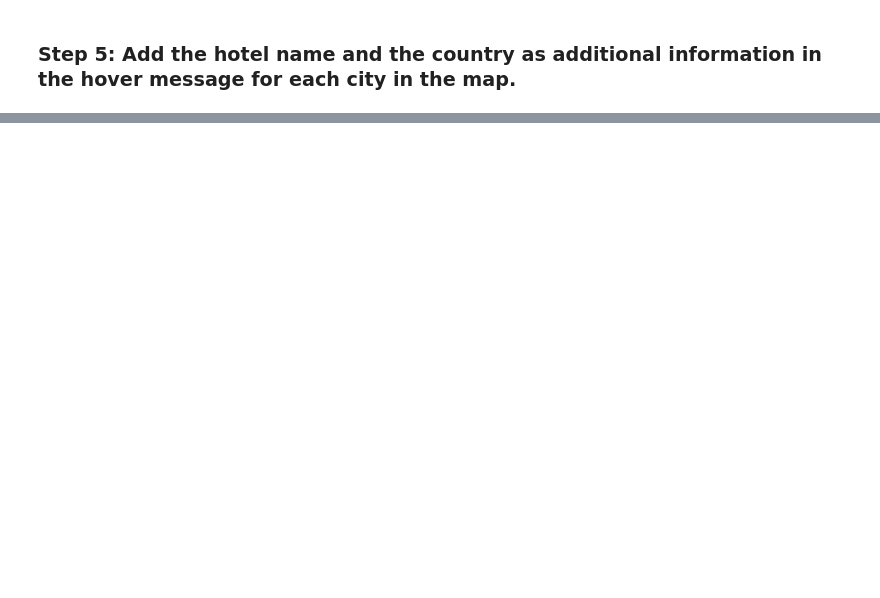
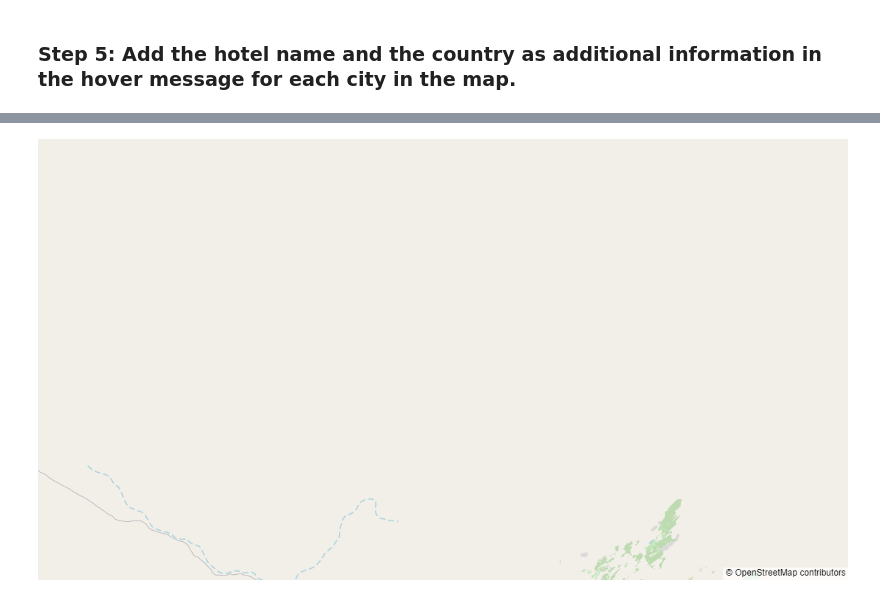
Before and after one commit to alipscomb11/Challenge-6-API, a Jupyter notebook: VacationPy/starter_code/VacationPy-Final Version.ipynb, the cells around one changed output, grey strips where cells are left out. Cells and saved outputs as stored; diff of their text form; code cells hidden in the pictures; blank space fills up the shorter version.

```diff
--- a/VacationPy/starter_code/VacationPy-Final Version.ipynb
+++ b/VacationPy/starter_code/VacationPy-Final Version.ipynb
@@ -101,19 +116,20 @@ city_data_df = pd.read_csv("../../WeatherPy/output_data/cities.csv", index_col="
 # Display sample data
 city_data_df.head()
 
-# Create a new DataFrame hotel_df with selected columns
+
+
+# Create a copy of the city_data_df DataFrame
 hotel_df = city_data_df[['City', 'Country', 'Lat', 'Lng', 'Humidity']].copy()
 
+# Display the hotel_df DataFrame
+print(hotel_df)
 
 
-# Add an empty column "Hotel Name" to the DataFrame
-hotel_df['Hotel Name'] = pd.Series(dtype='object')
+# Add an empty column named "Hotel Name" to the hotel_df DataFrame
+hotel_df['Hotel Name'] = ""
 
-
-
-# Display sample data of hotel_df
-print(hotel_df.head())
-
+# Display the updated hotel_df DataFrame with the new "Hotel Name" column
+print(hotel_df)
 
 
 
@@ -288,0 +226,12 @@ plt.show()
+# %%
+# Create a scatter map plot using Plotly
+fig = px.scatter_mapbox(hotel_df, lat="Lat", lon="Lng", hover_name="Hotel Name", hover_data=["Country"],
+                        zoom=10, height=600)
+
+# Customize the map layout
+fig.update_layout(mapbox_style="open-street-map")
+fig.update_layout(margin={"r":0,"t":0,"l":0,"b":0})
+
+# Show the interactive map plot
+fig.show()
+# %% [output]
@@ -288,0 +239 @@ plt.show()
+[figure, added]
```
Also changed, not shown: parts of 9 cells of this notebook, 8 other files.
